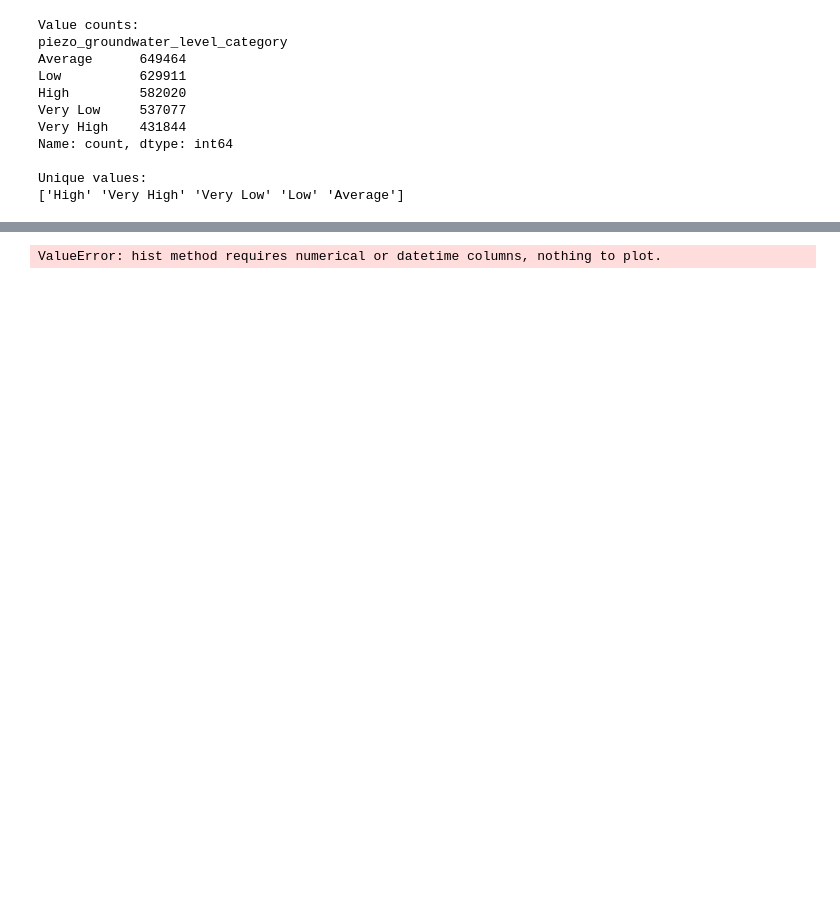
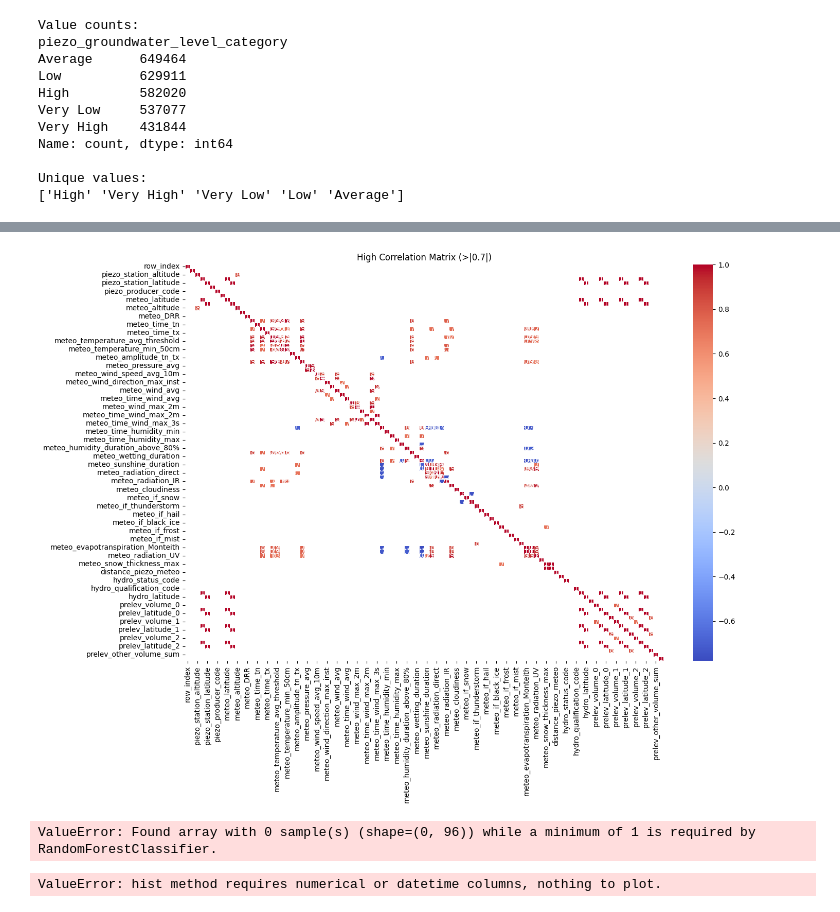
Before and after one commit to LaTurboTeam/HiParis5, a Jupyter notebook: Elouan/notebooks/Data_exploration.ipynb, the cells around one changed output, grey strips where cells are left out. Cells and saved outputs as stored; diff of their text form; code cells hidden in the pictures; blank space fills up the shorter version.

```diff
--- a/Elouan/notebooks/Data_exploration.ipynb
+++ b/Elouan/notebooks/Data_exploration.ipynb
@@ -81,3 +218,32 @@ Index(['piezo_station_department_code', 'piezo_station_update_date',
+# %%
+# Filter correlations above 0.7 or below -0.7
+corr_matrix = x_train[numeric_cols].corr()
+high_corr = corr_matrix[(corr_matrix > 0.7) | (corr_matrix < -0.7)]
+
+plt.figure(figsize=(15, 10))
+sns.heatmap(high_corr, annot=True, cmap='coolwarm', linewidths=0.5, mask=high_corr.isnull())
+plt.title("High Correlation Matrix (>|0.7|)")
+plt.show()
+# %% [output]
+[figure, added]
+# %%
+label_encoder = LabelEncoder()
+y_train = label_encoder.fit_transform(x_train['piezo_groundwater_level_category'])
+
+
+# Random Forest to estimate feature importance
+rf = RandomForestClassifier(random_state=42)
+rf.fit(x_train.dropna().select_dtypes(include=['number']), y_train)
+
+# Display feature importance
+feature_importance = pd.DataFrame({
+    'Feature': numeric_cols,
+    'Importance': rf.feature_importances_
+}).sort_values(by='Importance', ascending=False)
+
+print(feature_importance)
+# %% [output]
+ValueError: Found array with 0 sample(s) (shape=(0, 96)) while a minimum of 1 is required by RandomForestClassifier.
 # %%
 
 subset_columns = ['piezo_groundwater_level_category']  # replace with actual column names
```
Also changed, not shown: parts of 8 cells of this notebook, 2 other files.
